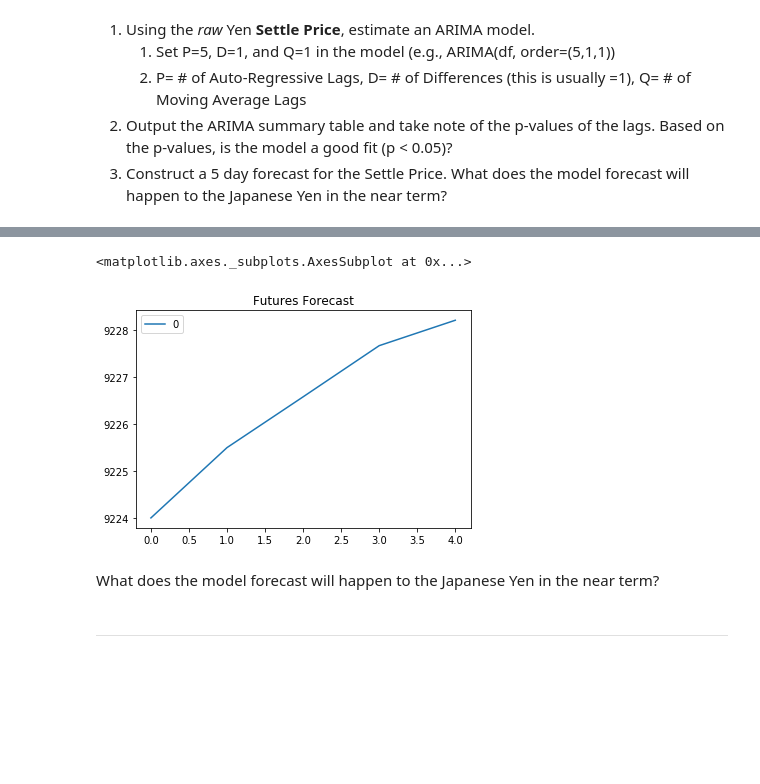
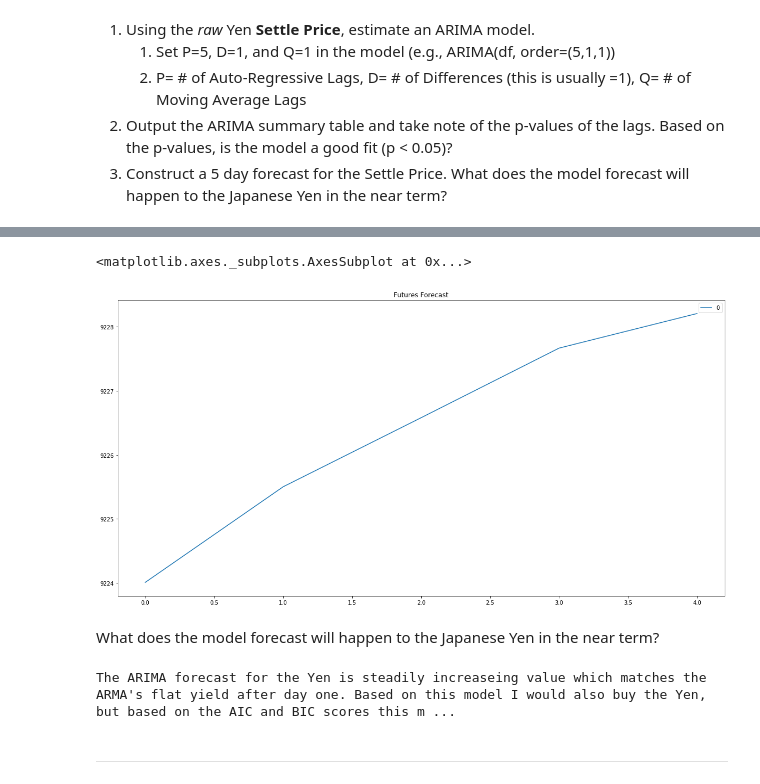
Before and after one commit to johnmyronmillar/YenFutureValue, a Jupyter notebook: Instructions/Starter_Code/time_series_analysis.ipynb, the cells around one changed output, grey strips where cells are left out. Saved outputs shown, nothing was run; the diff lists cells and outputs as text; code cells hidden in the pictures; blank space fills up the shorter version.

```diff
--- a/Instructions/Starter_Code/time_series_analysis.ipynb
+++ b/Instructions/Starter_Code/time_series_analysis.ipynb
@@ -246,13 +250,17 @@ Roots
 # %%
 # Plot the 5 Day Price Forecast
 # YOUR CODE HERE!
 
-pd.DataFrame(results.forecast(steps=5)[0]).plot(title="Futures Forecast")
+pd.DataFrame(results.forecast(steps=5)[0]).plot(title="Futures Forecast", figsize = (20,10))
 # %% [output]
 <matplotlib.axes._subplots.AxesSubplot at 0x...>
-[figure, old version]
+[figure, new version]
 # %% [markdown]
 What does the model forecast will happen to the Japanese Yen in the near term?
+# %%
+print("The ARIMA forecast for the Yen is steadily increaseing value which matches the ARMA's flat yield after day one. Based on this model I would also buy the Yen, but based on the AIC and BIC scores this model does not look to be a good fit.")
+# %% [output]
+The ARIMA forecast for the Yen is steadily increaseing value which matches the ARMA's flat yield after day one. Based on this model I would also buy the Yen, but based on the AIC and BIC scores this m ...
 # %% [markdown]
 ---
 # %% [markdown]
```
Also changed, not shown: parts of 10 cells of this notebook.
